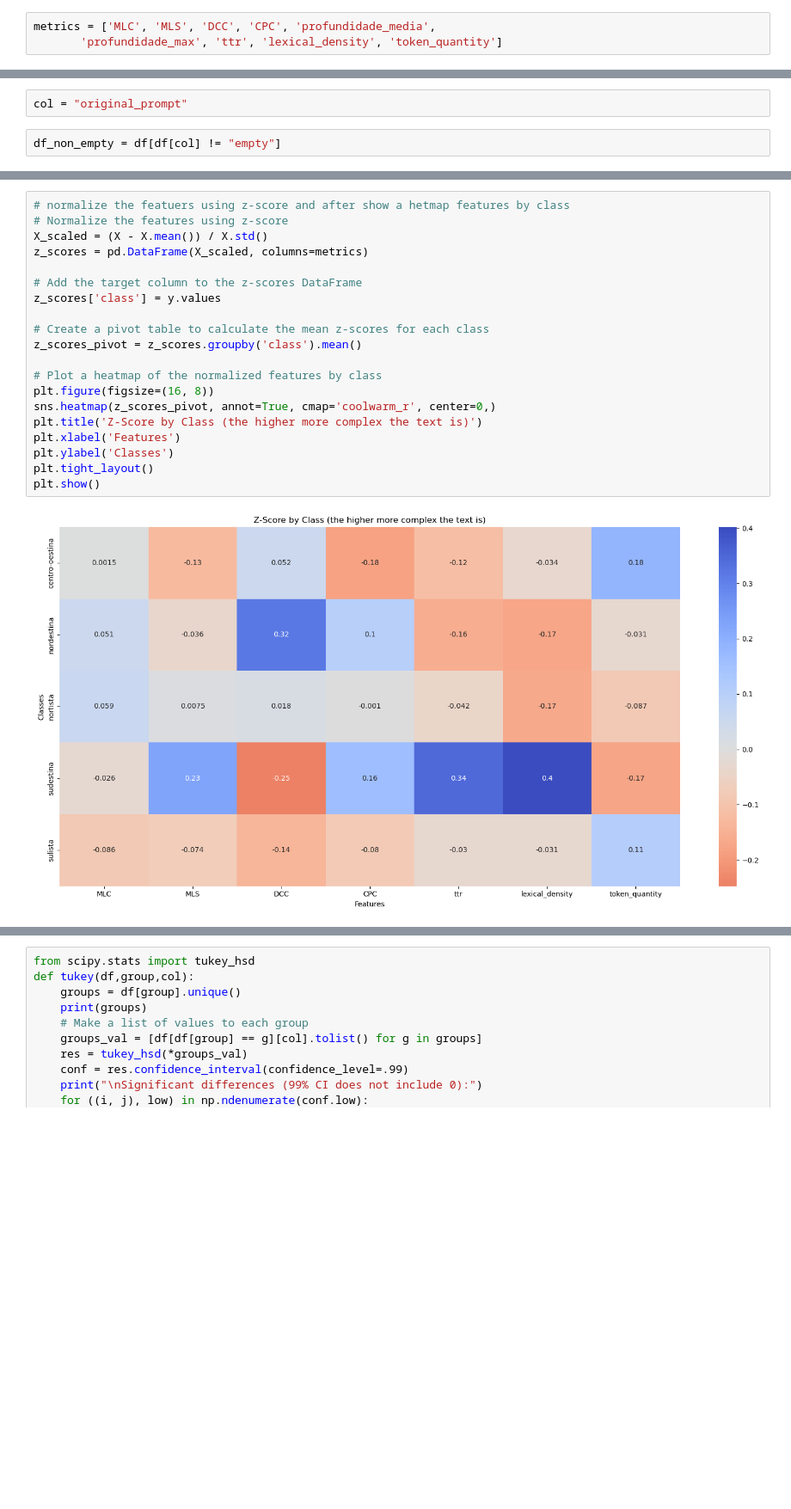
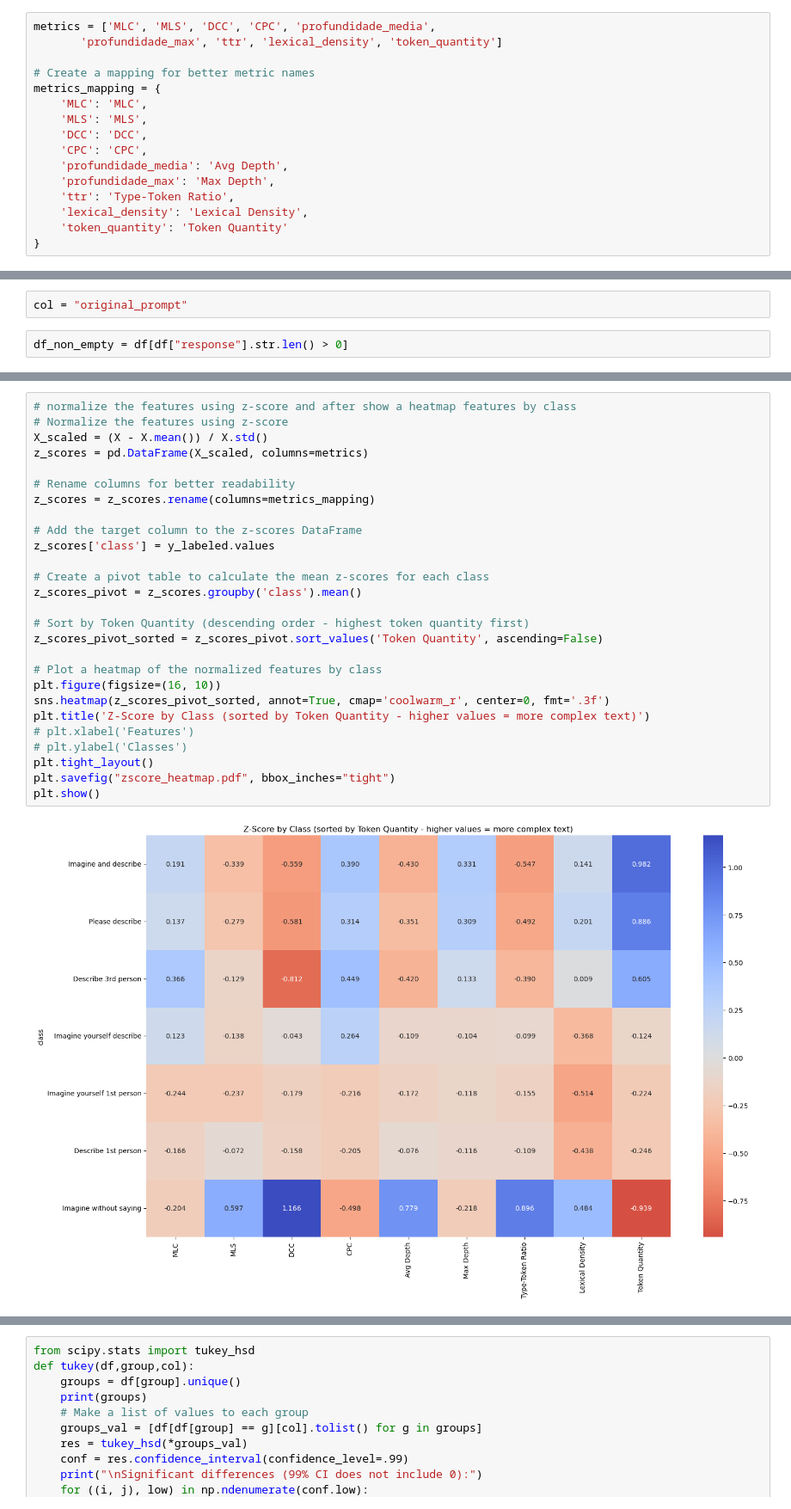
Before and after one commit to IgorJoaquimn/portuguese-llm, a Jupyter notebook: src/conllu/graphs.ipynb, the cells around one changed output, grey strips where cells are left out. Shown: that part at 86% size. Cells and saved outputs as stored; diff of their text form; blank space fills up the shorter version.

```diff
--- a/src/conllu/graphs.ipynb
+++ b/src/conllu/graphs.ipynb
@@ -16,6 +16,19 @@ Index(['messageId', 'original_prompt', 'model', 'response', 'responseId',
 # %%
 metrics = ['MLC', 'MLS', 'DCC', 'CPC', 'profundidade_media',
        'profundidade_max', 'ttr', 'lexical_density', 'token_quantity']
+
+# Create a mapping for better metric names
+metrics_mapping = {
+    'MLC': 'MLC',
+    'MLS': 'MLS',
+    'DCC': 'DCC',
+    'CPC': 'CPC',
+    'profundidade_media': 'Avg Depth',
+    'profundidade_max': 'Max Depth',
+    'ttr': 'Type-Token Ratio',
+    'lexical_density': 'Lexical Density',
+    'token_quantity': 'Token Quantity'
+}
 # %%
 import seaborn as sns
 import matplotlib.pyplot as plt
@@ -40,4 +53,4 @@ def remove_outliers(df, column):
 # %%
 col = "original_prompt"
 # %%
-df_non_empty = df[df[col] != "empty"]
+df_non_empty = df[df["response"].str.len() > 0]
@@ -194,22 +103,29 @@ z_scores
 # %%
-# normalize the featuers using z-score and after show a hetmap features by class
+# normalize the features using z-score and after show a heatmap features by class
 # Normalize the features using z-score
 X_scaled = (X - X.mean()) / X.std()
 z_scores = pd.DataFrame(X_scaled, columns=metrics)
 
+# Rename columns for better readability
+z_scores = z_scores.rename(columns=metrics_mapping)
+
 # Add the target column to the z-scores DataFrame
-z_scores['class'] = y.values
+z_scores['class'] = y_labeled.values
 
 # Create a pivot table to calculate the mean z-scores for each class
 z_scores_pivot = z_scores.groupby('class').mean()
 
+# Sort by Token Quantity (descending order - highest token quantity first)
+z_scores_pivot_sorted = z_scores_pivot.sort_values('Token Quantity', ascending=False)
+
 # Plot a heatmap of the normalized features by class
-plt.figure(figsize=(16, 8))
-sns.heatmap(z_scores_pivot, annot=True, cmap='coolwarm_r', center=0,)
-plt.title('Z-Score by Class (the higher more complex the text is)')
-plt.xlabel('Features')
-plt.ylabel('Classes')
+plt.figure(figsize=(16, 10))
+sns.heatmap(z_scores_pivot_sorted, annot=True, cmap='coolwarm_r', center=0, fmt='.3f')
+plt.title('Z-Score by Class (sorted by Token Quantity - higher values = more complex text)')
+# plt.xlabel('Features')
+# plt.ylabel('Classes')
 plt.tight_layout()
+plt.savefig("zscore_heatmap.pdf", bbox_inches="tight")
 plt.show()
 # %% [output]
-[figure, old version]
+[figure, new version]
```
Also changed, not shown: parts of 12 cells of this notebook, 3 other files.
